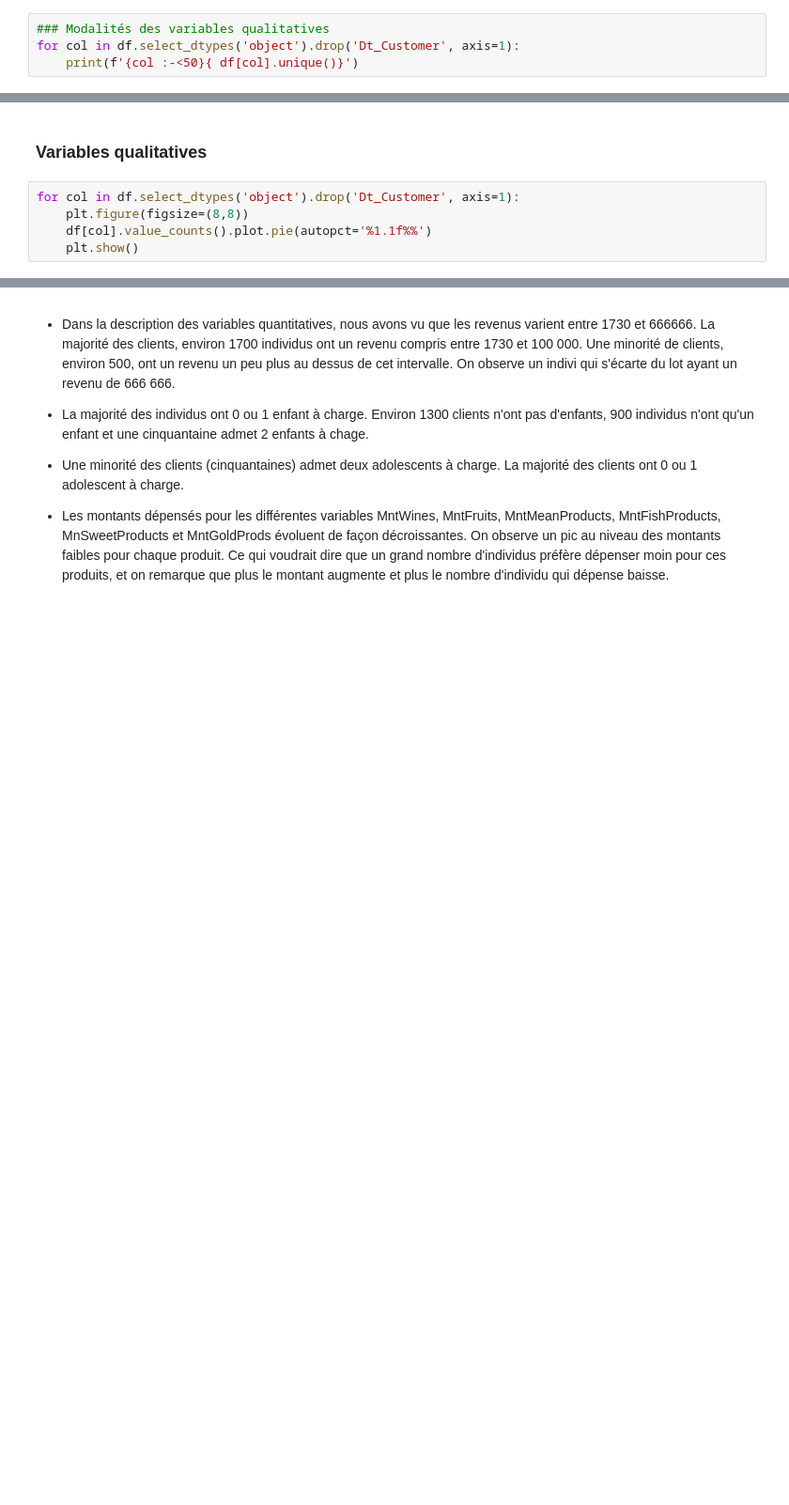
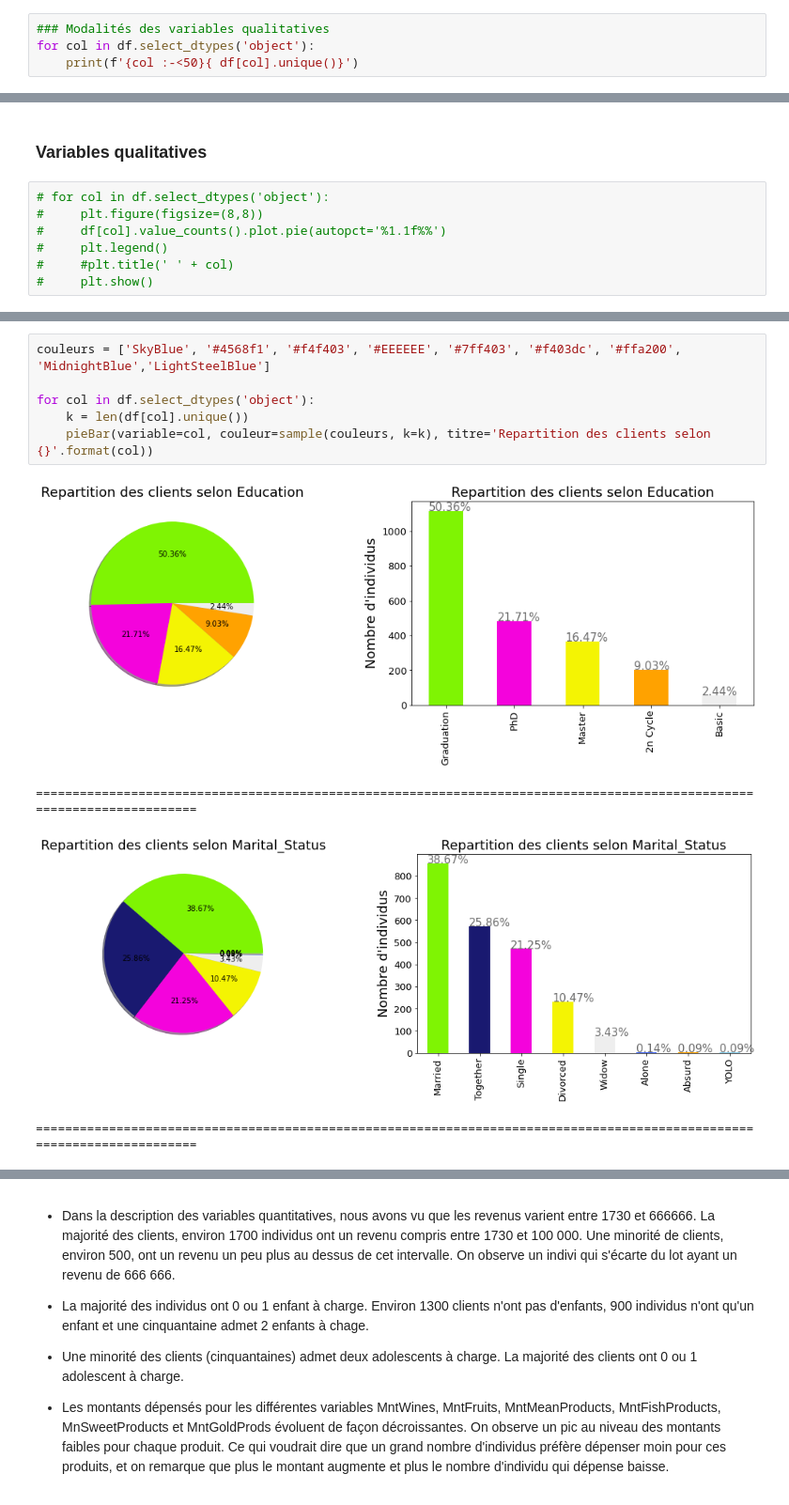
Before and after one commit to Emmanuel-Kouakou/segmentation_clients, a Jupyter notebook: Segmentation_clients.ipynb, the cells around one changed output, grey strips where cells are left out. Shown: that part at 94% size. Cells and saved outputs as stored; diff of their text form; blank space fills up the shorter version.

```diff
--- a/Segmentation_clients.ipynb
+++ b/Segmentation_clients.ipynb
@@ -207,6 +275,6 @@ df.describe()
 # %%
 ### Modalités des variables qualitatives
-for col in df.select_dtypes('object').drop('Dt_Customer', axis=1):
+for col in df.select_dtypes('object'):
     print(f'{col :-<50}{ df[col].unique()}')
 # %% [output]
 Education-----------------------------------------['Graduation' 'PhD' 'Master' 'Basic' '2n Cycle']
@@ -216,7 +326,9 @@ Marital_Status------------------------------------['Single' 'Together' 'Married'
 # %% [markdown]
 ### Variables qualitatives
 # %%
-for col in df.select_dtypes('object').drop('Dt_Customer', axis=1):
-    plt.figure(figsize=(8,8))
-    df[col].value_counts().plot.pie(autopct='%1.1f%%')
-    plt.show()
+# for col in df.select_dtypes('object'):
+#     plt.figure(figsize=(8,8))
+#     df[col].value_counts().plot.pie(autopct='%1.1f%%')
+#     plt.legend()
+#     #plt.title(' ' + col)
+#     plt.show()
@@ -230 +375,12 @@ Selon le graphique, environ la moitié des clients soit 50.3% de notre jeu de do
+# %%
+couleurs = ['SkyBlue', '#4568f1', '#f4f403', '#EEEEEE', '#7ff403', '#f403dc', '#ffa200', 'MidnightBlue','LightSteelBlue']
+
+for col in df.select_dtypes('object'):
+    k = len(df[col].unique())
+    pieBar(variable=col, couleur=sample(couleurs, k=k), titre='Repartition des clients selon {}'.format(col))
+# %% [output]
+[figure, added]
+========================================================================================================================
+[figure, added]
+========================================================================================================================
 # %% [markdown]
```
Also changed, not shown: parts of 31 cells of this notebook.
